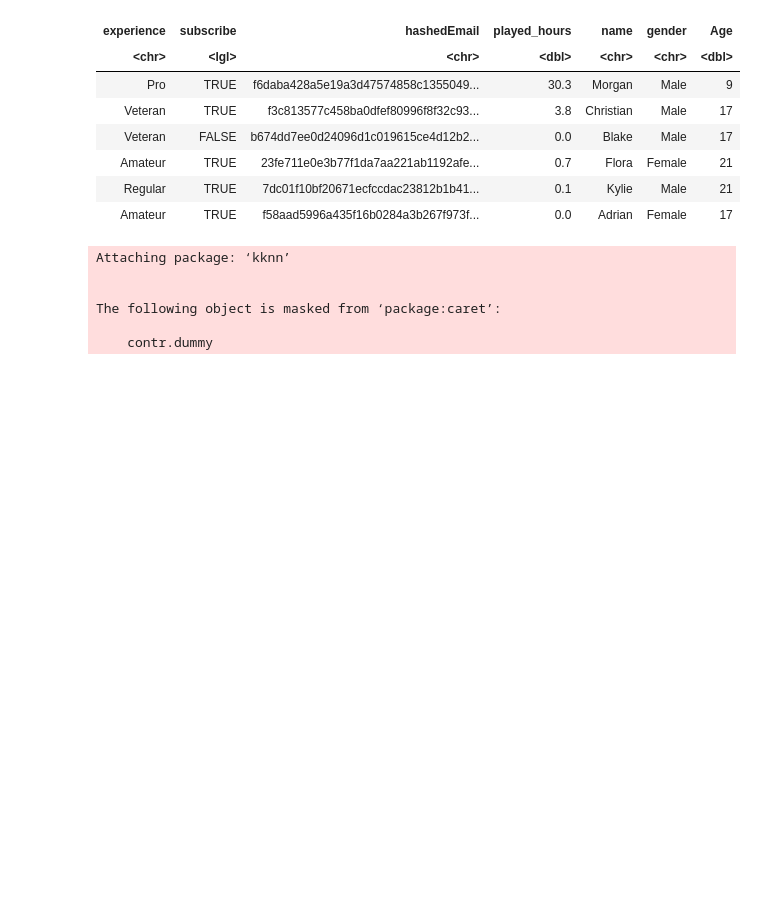
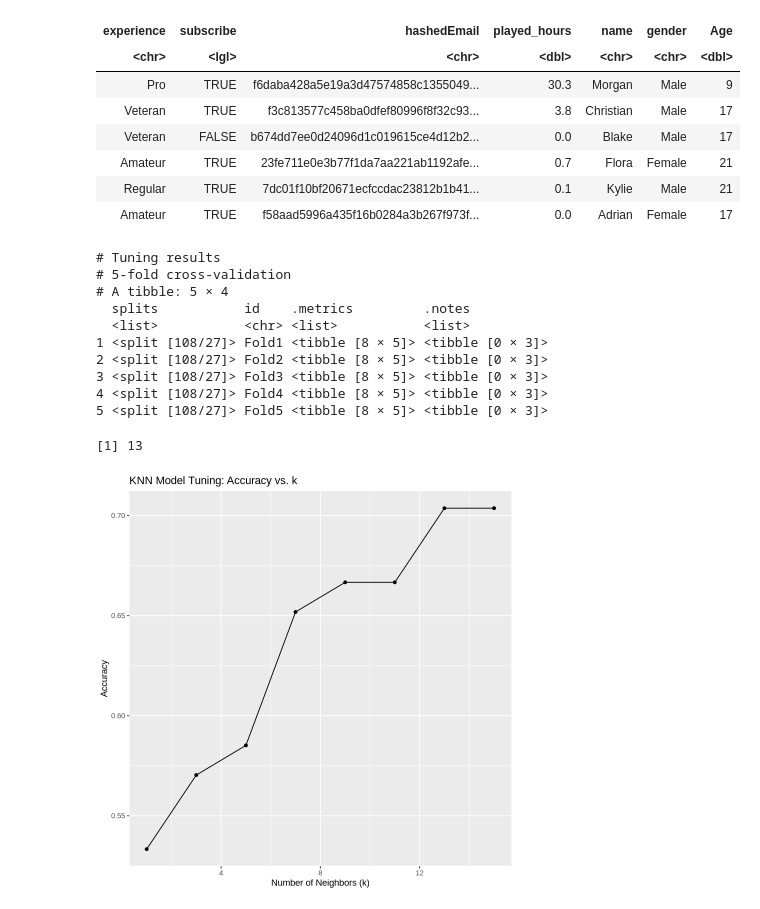
Before and after one commit to sushifromkfc/dsci-100-2025ss-002, a Jupyter notebook: DSCI 100 Porject 002.ipynb, the cells around one changed output. Saved outputs shown, nothing was run; the diff lists cells and outputs as text; code cells hidden in the pictures; blank space fills up the shorter version.

```diff
--- a/DSCI 100 Porject 002.ipynb
+++ b/DSCI 100 Porject 002.ipynb
@@ -76,38 +76,78 @@ A tibble: 6 × 7
 # Question 1: What player characteristics and behaviours are most predictive of subscribing to a game-related newsletter, and how do these features differ between various player types?
 
 # I will clean the 'players.csv' data
-players_data <- players |>
+
+players_data <- players_data |>
   filter(!is.na(subscribe), !is.na(Age), !is.na(played_hours)) |>
   # since 'subscribe' is factor for our classification
   mutate(subscribe = factor(subscribe))
 # %%
 #Splitting Data
-set.seed(42)
+set.seed(123)
 
 #split it into testing and training (70% vs 30%)
 data_split <- initial_split(players_data, prop = 0.7)
 train_data <- training(data_split)
 test_data <- testing(data_split)
 
 # Define the recipe
 knn_recipe <- recipe(subscribe ~ Age + played_hours, data = train_data) |>
   step_normalize(all_numeric_predictors())
 
 # Define the KNN
-knn_model <- nearest_neighbor(mode = "classification", neighbors = 3) |>
+knn_spec <- nearest_neighbor(mode = "classification", neighbors = tune()) |>
   set_engine("kknn")
 
 # Define the workflow
 knn_workflow <- workflow() |>
   add_recipe(knn_recipe) |>
-  add_model(knn_model)
+  add_model(knn_spec)
 
-# Fit the model to the training data
-knn_fit <- fit(knn_workflow, data = train_data)
+#Cross-Validation
+cv_folds <- vfold_cv(train_data, v = 5) # 5-fold cross-validation
+
+#range of k to tune
+k_grid <- tibble(neighbors = seq(1, 15, by = 2))
+
+
+#
+tune_results <- knn_workflow |>
+      tune_grid(
+      resamples = cv_folds,
+      grid = k_grid,
+      metrics = metric_set(accuracy))
+
+#midway checking
+print(tune_results)
+
+tune_metrics <- tune_results |>
+  collect_metrics()
+
+#find K with highest accuracy
+best_k <- tune_metrics |>
+  filter(.metric == "accuracy") |>
+  arrange(desc(mean)) |>
+  slice(1) |>
+  pull(neighbors)
+
+best_k # I checked and it was 13.
+
+tune_metrics |>
+  filter(.metric == "accuracy") |>
+  ggplot(aes(x = neighbors, y = mean)) +
+  geom_line() +
+  geom_point() +
+  labs(title = "KNN Model Tuning: Accuracy vs. k", x = "Number of Neighbors (k)", y = "Accuracy")
 # %% [output]
-Attaching package: ‘kknn’
-
-
-The following object is masked from ‘package:caret’:
-
-    contr.dummy
+# Tuning results
+# 5-fold cross-validation
+# A tibble: 5 × 4
+  splits           id    .metrics         .notes
+  <list>           <chr> <list>           <list>
+1 <split [108/27]> Fold1 <tibble [8 × 5]> <tibble [0 × 3]>
+2 <split [108/27]> Fold2 <tibble [8 × 5]> <tibble [0 × 3]>
+3 <split [108/27]> Fold3 <tibble [8 × 5]> <tibble [0 × 3]>
+4 <split [108/27]> Fold4 <tibble [8 × 5]> <tibble [0 × 3]>
+5 <split [108/27]> Fold5 <tibble [8 × 5]> <tibble [0 × 3]>
+[1] 13
+[figure, added]
```
Also changed, not shown: parts of 3 cells of this notebook.
